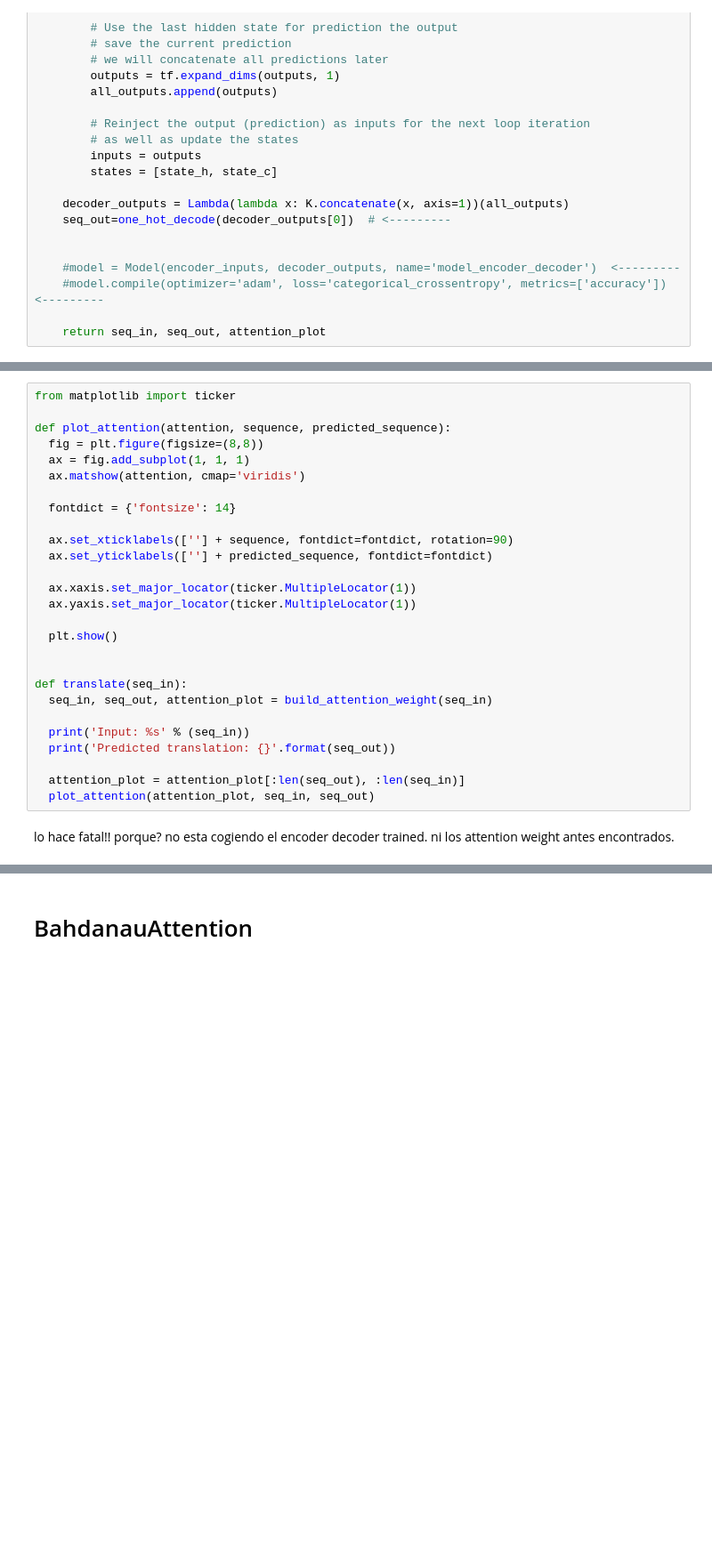
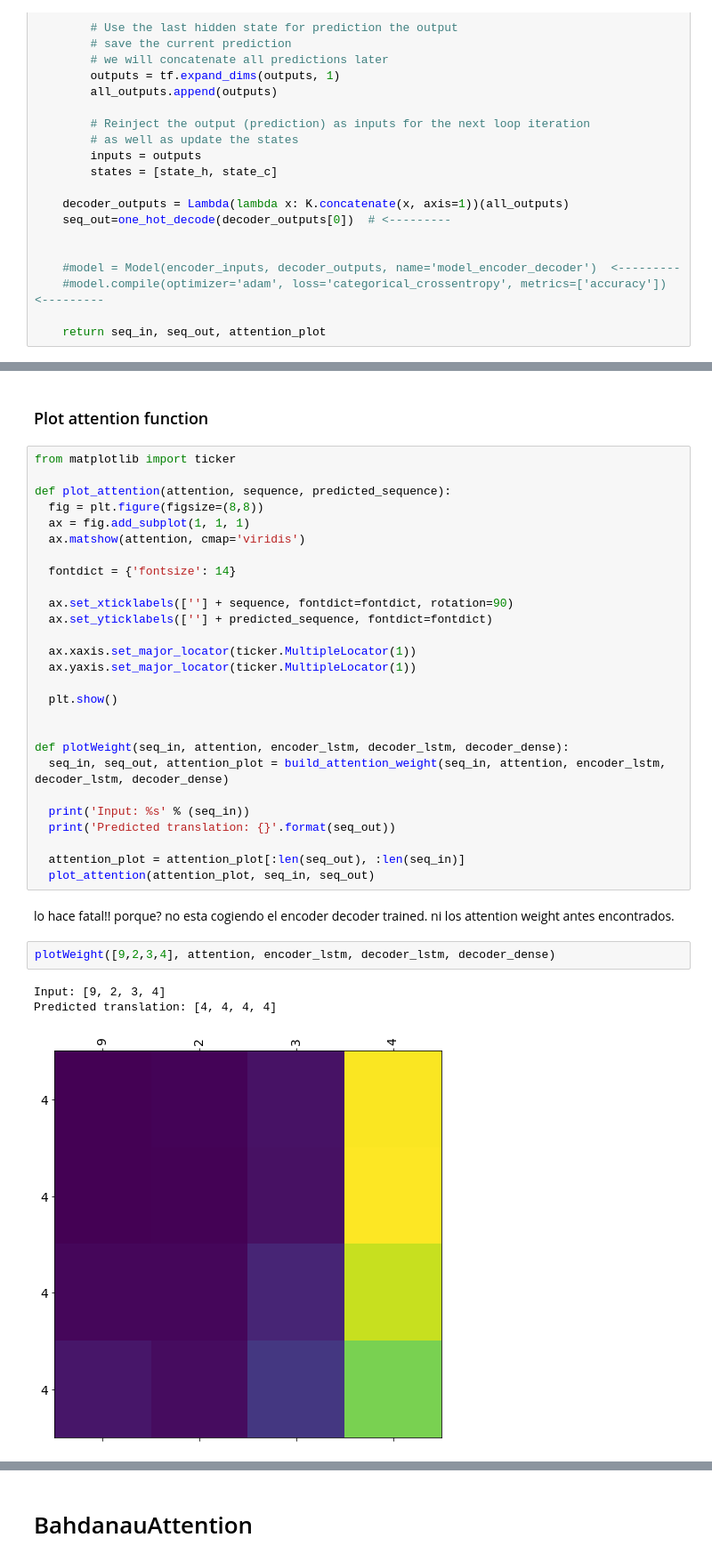
Before and after one commit to JanLeyva/DeepLearning, a Jupyter notebook: Assignment3Test1.ipynb, the cells around one changed output, grey strips where cells are left out. Shown at 89% size. Saved outputs shown, nothing was run; the diff lists cells and outputs as text; blank space fills up the shorter version.

```diff
--- a/Assignment3Test1.ipynb
+++ b/Assignment3Test1.ipynb
@@ -493,3 +673,5 @@ model_attention.outputs
+# %% [markdown]
+### Plot attention function
 # %%
 from matplotlib import ticker
 
@@ -509,8 +691,8 @@ def plot_attention(attention, sequence, predicted_sequence):
   plt.show()
 
 
-def translate(seq_in):
-  seq_in, seq_out, attention_plot = build_attention_weight(seq_in)
+def plotWeight(seq_in, attention, encoder_lstm, decoder_lstm, decoder_dense):
+  seq_in, seq_out, attention_plot = build_attention_weight(seq_in, attention, encoder_lstm, decoder_lstm, decoder_dense)
 
   print('Input: %s' % (seq_in))
   print('Predicted translation: {}'.format(seq_out))
@@ -519,4 +701,10 @@ def translate(seq_in):
   plot_attention(attention_plot, seq_in, seq_out)
 # %% [markdown]
 lo hace fatal!! porque? no esta cogiendo el encoder decoder trained. ni los attention weight antes encontrados.
+# %%
+plotWeight([9,2,3,4], attention, encoder_lstm, decoder_lstm, decoder_dense)
+# %% [output]
+Input: [9, 2, 3, 4]
+Predicted translation: [4, 4, 4, 4]
+[figure, added]
 # %%
```
Also changed, not shown: parts of 25 cells of this notebook.
